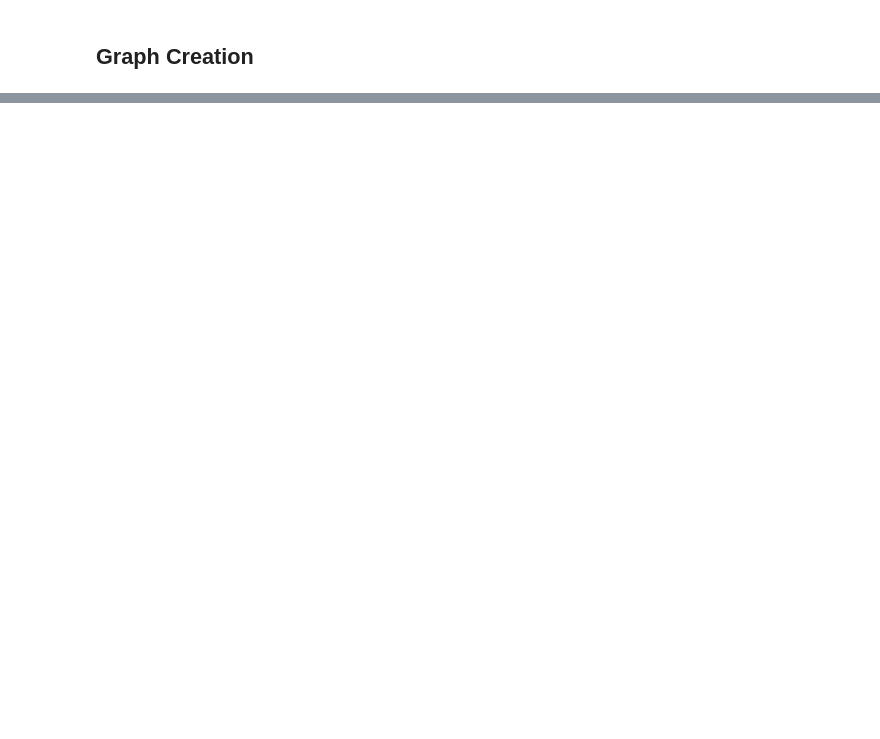
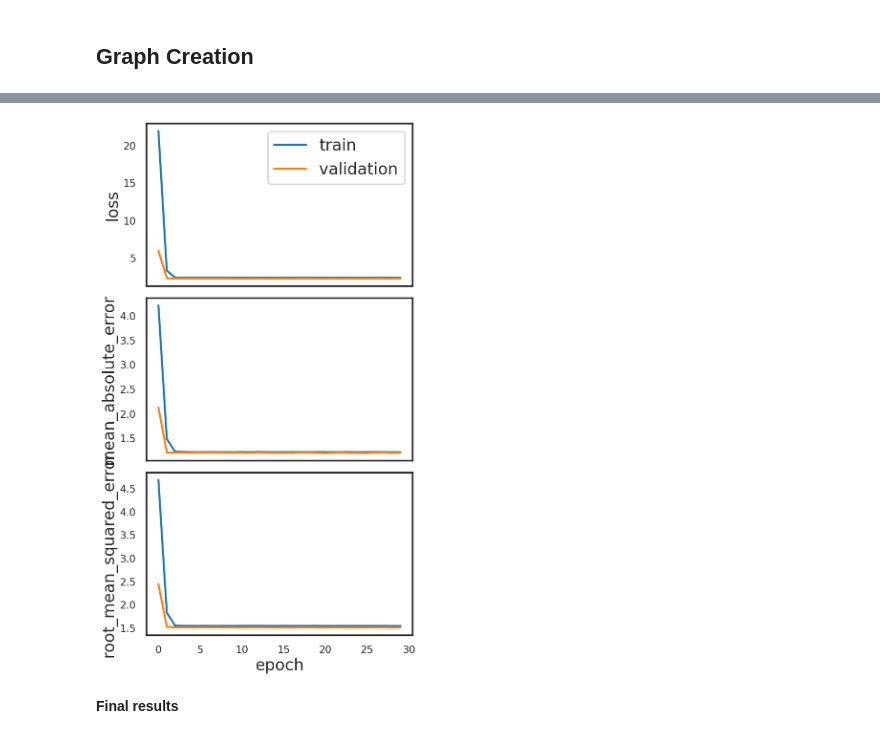
Before and after one commit to HTL2910/Graph-based-recommend-system-using-GNN, a Jupyter notebook: Graph based recommend system using GNN.ipynb, the cells around one changed output, grey strips where cells are left out. Saved outputs shown, nothing was run; the diff lists cells and outputs as text; code cells hidden in the pictures; blank space fills up the shorter version.

```diff
--- a/Graph based recommend system using GNN.ipynb
+++ b/Graph based recommend system using GNN.ipynb
@@ -593,0 +906,4 @@ print('')
+# %%
+# Link regression layer to combine node-edge embeddings
+output_dim = 1 # default = 1, others = 10
+score_prediction = link_regression(output_dim=output_dim, edge_embedding_method="concat")(x_out)
@@ -593,0 +914,10 @@ print('')
+# %%
+# Addtional MLP layers
+#l1 = layers.Dense(1, activation='relu', kernel_regularizer=regularizers.l1(0.001))(score_prediction)
+# Model creation
+model = Model(inputs=x_inp, outputs=score_prediction)
+model.compile(
+    optimizer=optimizers.Adam(learning_rate=1e-2),
+    loss=losses.mean_squared_error,
+    metrics=[metrics.RootMeanSquaredError(), metrics.mae],
+)
@@ -593,0 +944,3 @@ print('')
+# %%
+# Specify the number of workers to use for model training
+num_workers = 4
@@ -593,0 +966,12 @@ print('')
+# %%
+callbacks = [tf.keras.callbacks.EarlyStopping(patience=4, monitor='val_loss', restore_best_weights=True)]
+
+history = model.fit(
+    train_gen,
+    validation_data=val_gen,
+    epochs=epochs,
+    verbose=1,
+    shuffle=False,
+    use_multiprocessing=False,
+    workers=num_workers,
+)
@@ -593,0 +996,6 @@ print('')
+# %%
+sg.utils.plot_history(history)
+# %% [output]
+[figure, added]
+# %% [markdown]
+**Final results**
```
Also changed, not shown: parts of 77 cells of this notebook, 4 other files.
